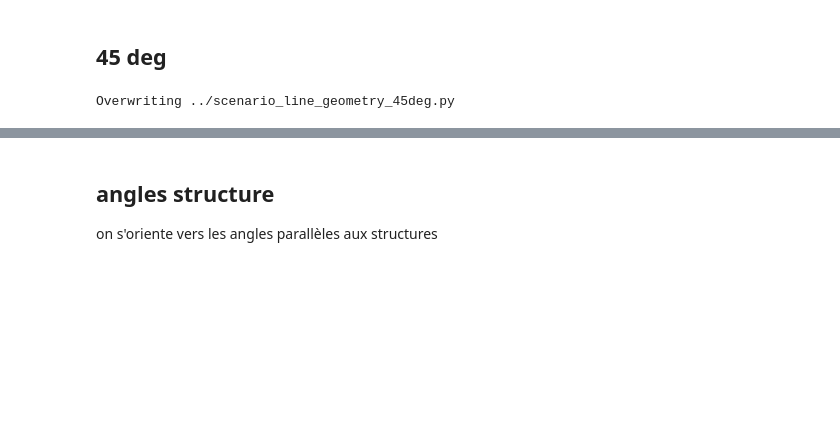
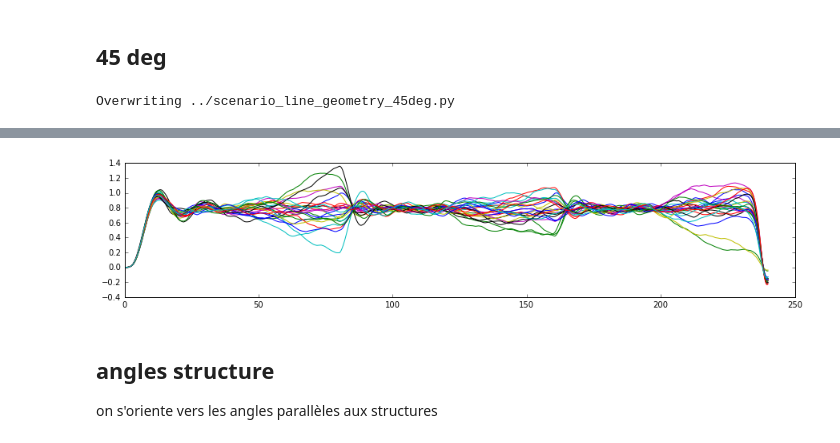
Before and after one commit to NaturalPatterns/2016_elasticite, a Jupyter notebook: posts/2015-11-27 élasticité, geometrie.ipynb, the cells around one changed output, grey strips where cells are left out. Cells and saved outputs as stored; diff of their text form; code cells hidden in the pictures; blank space fills up the shorter version.

```diff
--- a/posts/2015-11-27 élasticité, geometrie.ipynb
+++ b/posts/2015-11-27 élasticité, geometrie.ipynb
@@ -144,12 +146,15 @@ Overwriting ../scenario_line_geometry_45deg.py
 # %%
 import matplotlib
 %matplotlib inline
 import matplotlib.pyplot as plt
 
 z = np.load('../mat/line_geometry_45deg.npy')
+el.check(e, z)
 fig, ax = plt.subplots(figsize=(15, 3))
 #_ = ax.plot(z[:, 0])
 _ = ax.plot(z[:, 0], z[:, 1:])
+# %% [output]
+[figure, added]
 # %% [markdown]
 ## angles structure
 
```
Also changed, not shown: parts of 5 cells of this notebook, 2 other files.
